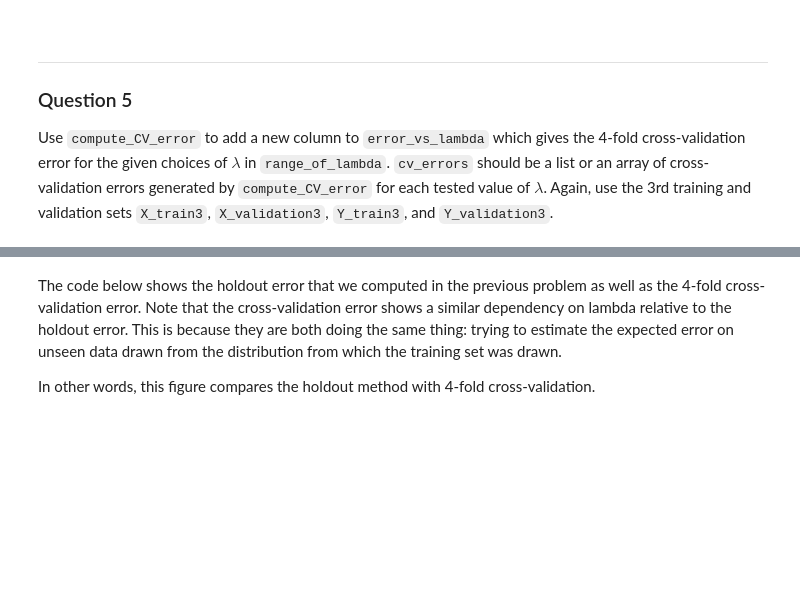
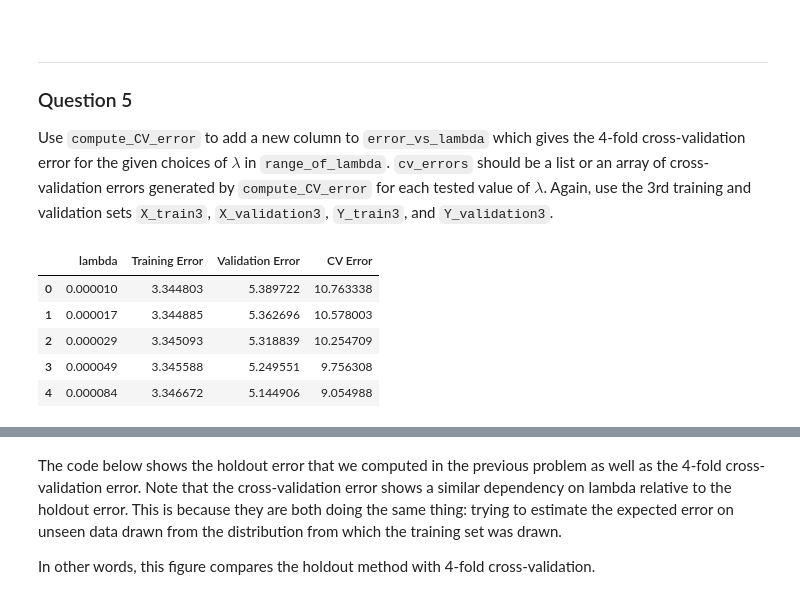
Before and after one commit to zaddle55/sp26-ds100-material, a Jupyter notebook: lab/lab07/lab07.ipynb, the cells around one changed output, grey strips where cells are left out. Cells and saved outputs as stored; diff of their text form; code cells hidden in the pictures; blank space fills up the shorter version.

```diff
--- a/lab/lab07/lab07.ipynb
+++ b/lab/lab07/lab07.ipynb
@@ -198,10 +244,10 @@ def rmse(actual_y, predicted_y):
     Returns:
         The root mean square error between the predictions and ground truth labels.
     """
-    ...
+    return np.sqrt(np.mean((actual_y - predicted_y) ** 2))
 
-train_error = ...
-validation_error = ...
+train_error = rmse(Y_train, linear_model.predict(X_train))
+validation_error = rmse(Y_validation, Y_pred)
 
 print("Training RMSE:", train_error)
 print("Validation RMSE:", validation_error)
@@ -385,10 +509,11 @@ error_vs_lambda = pd.DataFrame(columns = ["lambda", "Training Error", "Validatio
 range_of_lambda = 10**np.linspace(-5, 4, 40)
 
 for lamb in range_of_lambda:
-    regularized_model_lambda = ...
-    ...
-    train_error_overfit = ...
-    holdout_error_overfit = ...
-    error_vs_lambda.loc[len(error_vs_lambda)] = ...
+    regularized_model_lambda = Ridge(alpha = lamb)
+    regularized_model_lambda.fit(X_train3, Y_train3)
+    y_regularized_lambda = regularized_model_lambda.predict(X_validation3)
+    train_error_overfit = rmse(Y_train3, regularized_model_lambda.predict(X_train3))
+    holdout_error_overfit = rmse(Y_validation3, y_regularized_lambda)
+    error_vs_lambda.loc[len(error_vs_lambda)] = [lamb, train_error_overfit, holdout_error_overfit]
 
 error_vs_lambda.head()
@@ -478,14 +614,14 @@ def compute_CV_error(model, X_train, Y_train):
 
     for train_idx, valid_idx in kf.split(X_train):
         # split the data
-        split_X_train, split_X_valid = ..., ...
-        split_Y_train, split_Y_valid = ..., ...
+        split_X_train, split_X_valid = X_train.iloc[train_idx], X_train.iloc[valid_idx]
+        split_Y_train, split_Y_valid = Y_train.iloc[train_idx], Y_train.iloc[valid_idx]
 
         # Fit the model on the training split
-        ...
+        model.fit(split_X_train, split_Y_train)
 
         # Compute the RMSE on the validation split
-        error = ...
+        error = rmse(split_Y_valid, model.predict(split_X_valid))
 
 
         validation_errors.append(error)
@@ -504,9 +642,18 @@ Use `compute_CV_error` to add a new column to `error_vs_lambda` which gives the
 # %%
 cv_errors = []
 
-...
+for lamb in range_of_lambda:
+    regularized_model_lambda = Ridge(alpha = lamb)
+    cv_errors.append(compute_CV_error(regularized_model_lambda, X_train3, Y_train3))
 
 error_vs_lambda["CV Error"] = cv_errors
 error_vs_lambda.head()
+# %% [output]
+|  | lambda | Training Error | Validation Error | CV Error |
+| 0 | 0.000010 | 3.344803 | 5.389722 | 10.763338 |
+| 1 | 0.000017 | 3.344885 | 5.362696 | 10.578003 |
+| 2 | 0.000029 | 3.345093 | 5.318839 | 10.254709 |
+| 3 | 0.000049 | 3.345588 | 5.249551 | 9.756308 |
+| 4 | 0.000084 | 3.346672 | 5.144906 | 9.054988 |
 # %%
 grader.check("q5")
```
Also changed, not shown: parts of 35 cells of this notebook.
